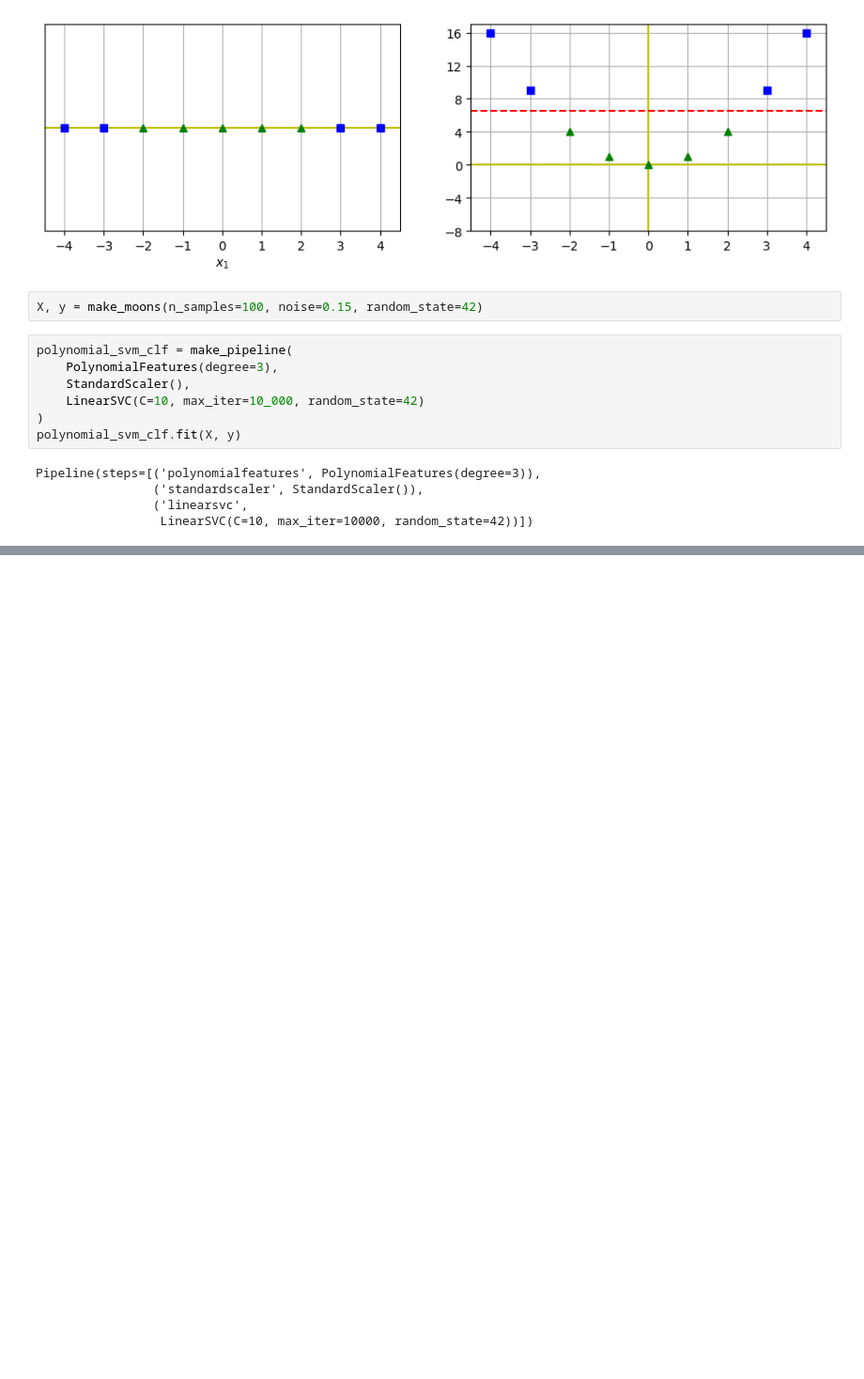
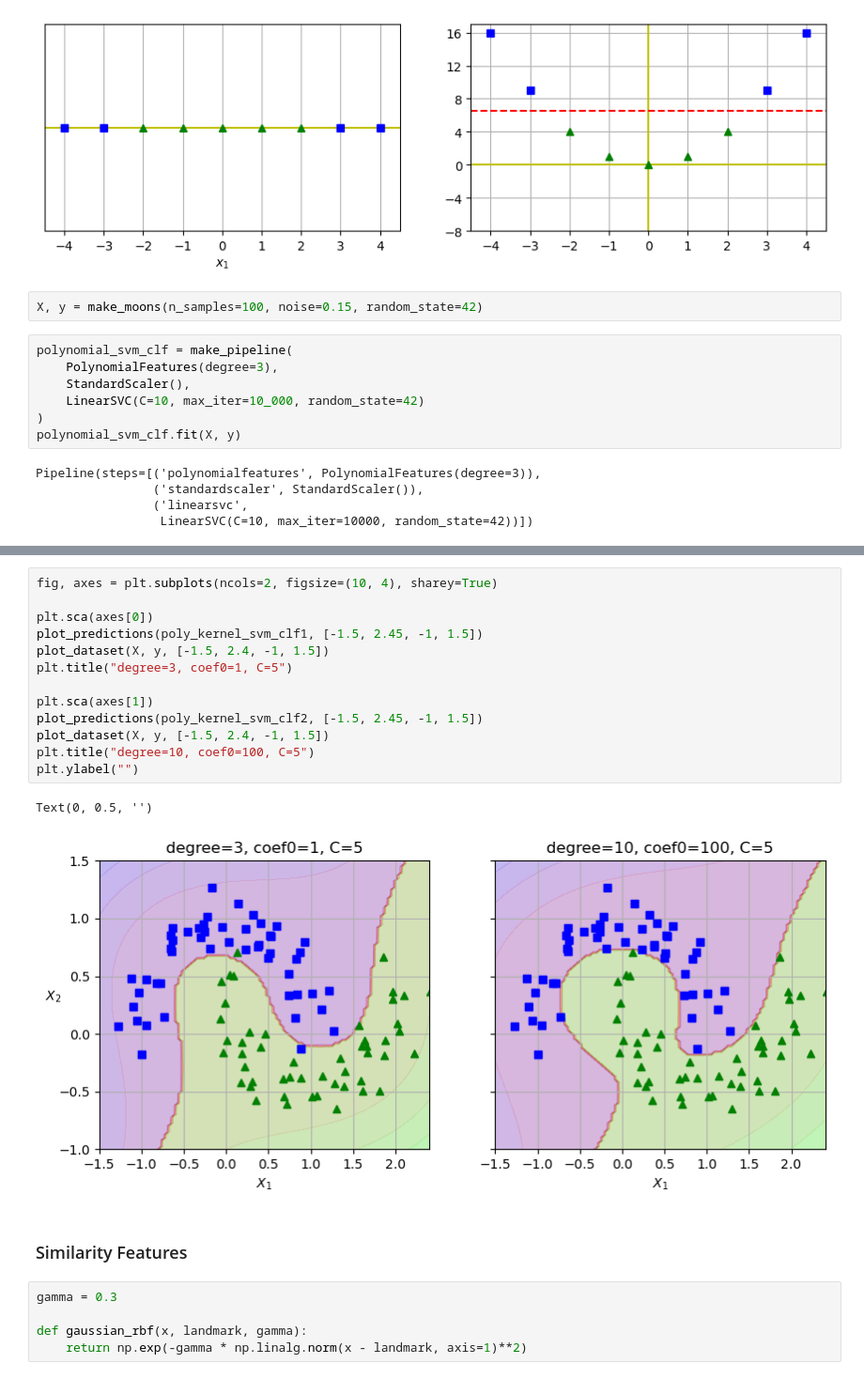
Before and after one commit to w-alkao/ml, a Jupyter notebook: Support_Vector_Machines.ipynb, the cells around one changed output, grey strips where cells are left out. Shown at 94% size. Saved outputs shown, nothing was run; the diff lists cells and outputs as text; blank space fills up the shorter version.

```diff
--- a/Support_Vector_Machines.ipynb
+++ b/Support_Vector_Machines.ipynb
@@ -337,0 +403,23 @@ plt.contourf(A, B, y_pred, cmap=plt.cm.brg, alpha=0.2)
+# %%
+fig, axes = plt.subplots(ncols=2, figsize=(10, 4), sharey=True)
+
+plt.sca(axes[0])
+plot_predictions(poly_kernel_svm_clf1, [-1.5, 2.45, -1, 1.5])
+plot_dataset(X, y, [-1.5, 2.4, -1, 1.5])
+plt.title("degree=3, coef0=1, C=5")
+
+plt.sca(axes[1])
+plot_predictions(poly_kernel_svm_clf2, [-1.5, 2.45, -1, 1.5])
+plot_dataset(X, y, [-1.5, 2.4, -1, 1.5])
+plt.title("degree=10, coef0=100, C=5")
+plt.ylabel("")
+# %% [output]
+Text(0, 0.5, '')
+[figure, added]
+# %% [markdown]
+### Similarity Features
+# %%
+gamma = 0.3
+
+def gaussian_rbf(x, landmark, gamma):
+    return np.exp(-gamma * np.linalg.norm(x - landmark, axis=1)**2)
```
Also changed, not shown: parts of 7 cells of this notebook.
